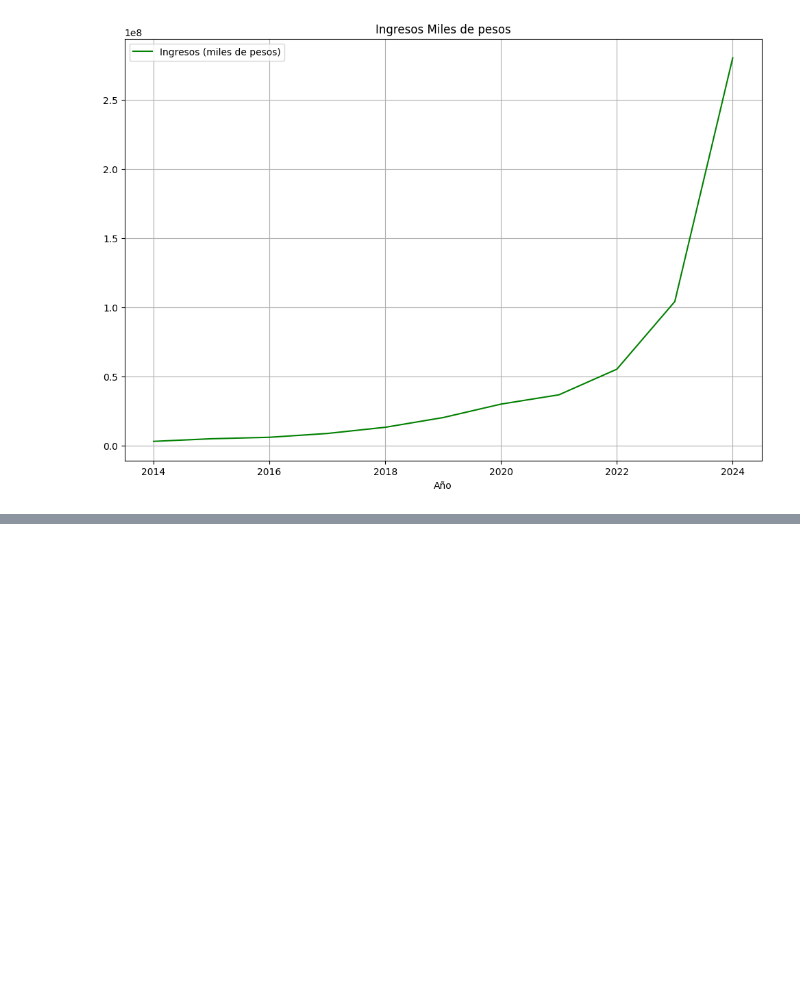
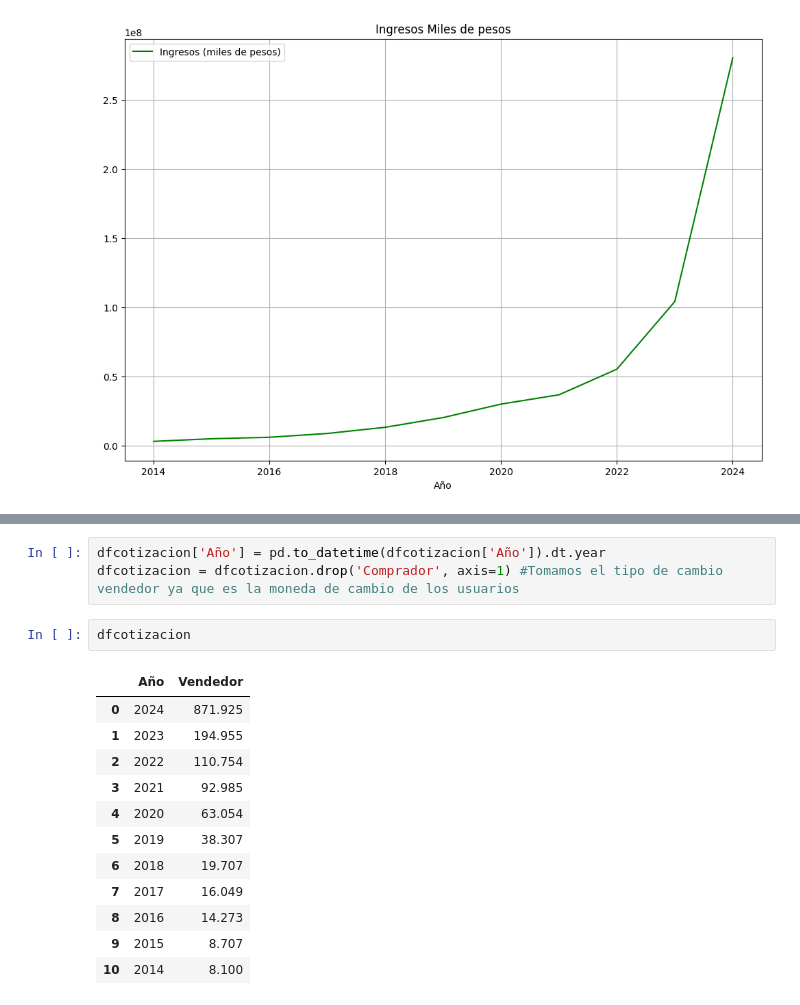
Before and after one commit to FerchoHenry/fmgc-pida, a Jupyter notebook: notebooks/EDA.ipynb, the cells around one changed output, grey strips where cells are left out. Cells and saved outputs as stored; diff of their text form; blank space fills up the shorter version.

```diff
--- a/notebooks/EDA.ipynb
+++ b/notebooks/EDA.ipynb
@@ -693,0 +717,18 @@ df_Ingresos_.plot(x='Año',
+# %%
+dfcotizacion['Año'] = pd.to_datetime(dfcotizacion['Año']).dt.year
+dfcotizacion = dfcotizacion.drop('Comprador', axis=1) #Tomamos el tipo de cambio vendedor ya que es la moneda de cambio de los usuarios
+# %%
+dfcotizacion
+# %% [output]
+|  | Año | Vendedor |
+| 0 | 2024 | 871.925 |
+| 1 | 2023 | 194.955 |
+| 2 | 2022 | 110.754 |
+| 3 | 2021 | 92.985 |
+| 4 | 2020 | 63.054 |
+| 5 | 2019 | 38.307 |
+| 6 | 2018 | 19.707 |
+| 7 | 2017 | 16.049 |
+| 8 | 2016 | 14.273 |
+| 9 | 2015 | 8.707 |
+| 10 | 2014 | 8.100 |
```
Also changed, not shown: parts of 8 cells of this notebook, 1 other file.
